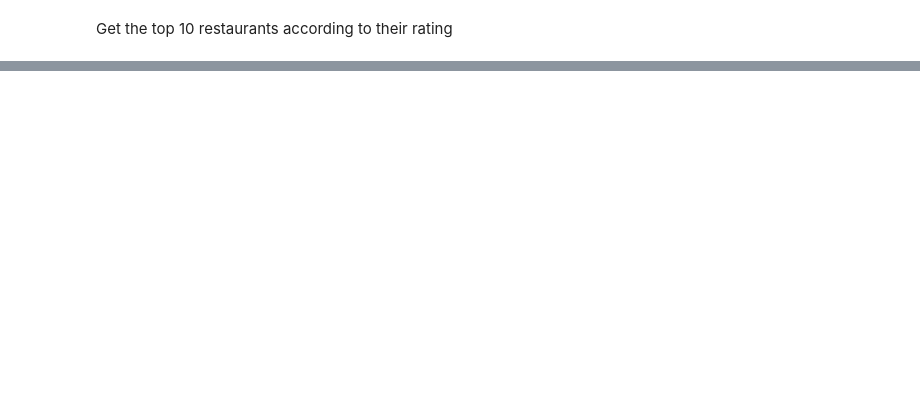
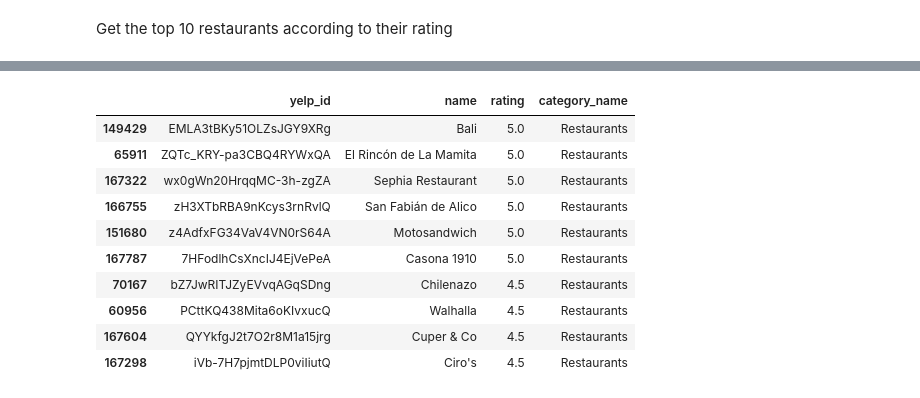
Before and after one commit to harnettd/stat-modelling-with-python, a Jupyter notebook: notebooks/yelp_foursquare_EDA.ipynb, the cells around one changed output, grey strips where cells are left out. Saved outputs shown, nothing was run; the diff lists cells and outputs as text; code cells hidden in the pictures; blank space fills up the shorter version.

```diff
--- a/notebooks/yelp_foursquare_EDA.ipynb
+++ b/notebooks/yelp_foursquare_EDA.ipynb
@@ -570,0 +634,18 @@ Get the top 10 restaurants according to their rating
+# %%
+df[df['category_name'].str.lower().str.find('restaurant') >= 0]\
+    .loc[:, ['yelp_id', 'name', 'rating', 'category_name']]\
+    .drop_duplicates()\
+    .sort_values('rating', ascending=False)\
+    .head(10)
+# %% [output]
+|  | yelp_id | name | rating | category_name |
+| 149429 | EMLA3tBKy51OLZsJGY9XRg | Bali | 5.0 | Restaurants |
+| 65911 | ZQTc_KRY-pa3CBQ4RYWxQA | El Rincón de La Mamita | 5.0 | Restaurants |
+| 167322 | wx0gWn20HrqqMC-3h-zgZA | Sephia Restaurant | 5.0 | Restaurants |
+| 166755 | zH3XTbRBA9nKcys3rnRvlQ | San Fabián de Alico | 5.0 | Restaurants |
+| 151680 | z4AdfxFG34VaV4VN0rS64A | Motosandwich | 5.0 | Restaurants |
+| 167787 | 7HFodlhCsXncIJ4EjVePeA | Casona 1910 | 5.0 | Restaurants |
+| 70167 | bZ7JwRITJZyEVvqAGqSDng | Chilenazo | 4.5 | Restaurants |
+| 60956 | PCttKQ438Mita6oKIvxucQ | Walhalla | 4.5 | Restaurants |
+| 167604 | QYYkfgJ2t7O2r8M1a15jrg | Cuper & Co | 4.5 | Restaurants |
+| 167298 | iVb-7H7pjmtDLP0viIiutQ | Ciro's | 4.5 | Restaurants |
```
Also changed, not shown: parts of 9 cells of this notebook.
